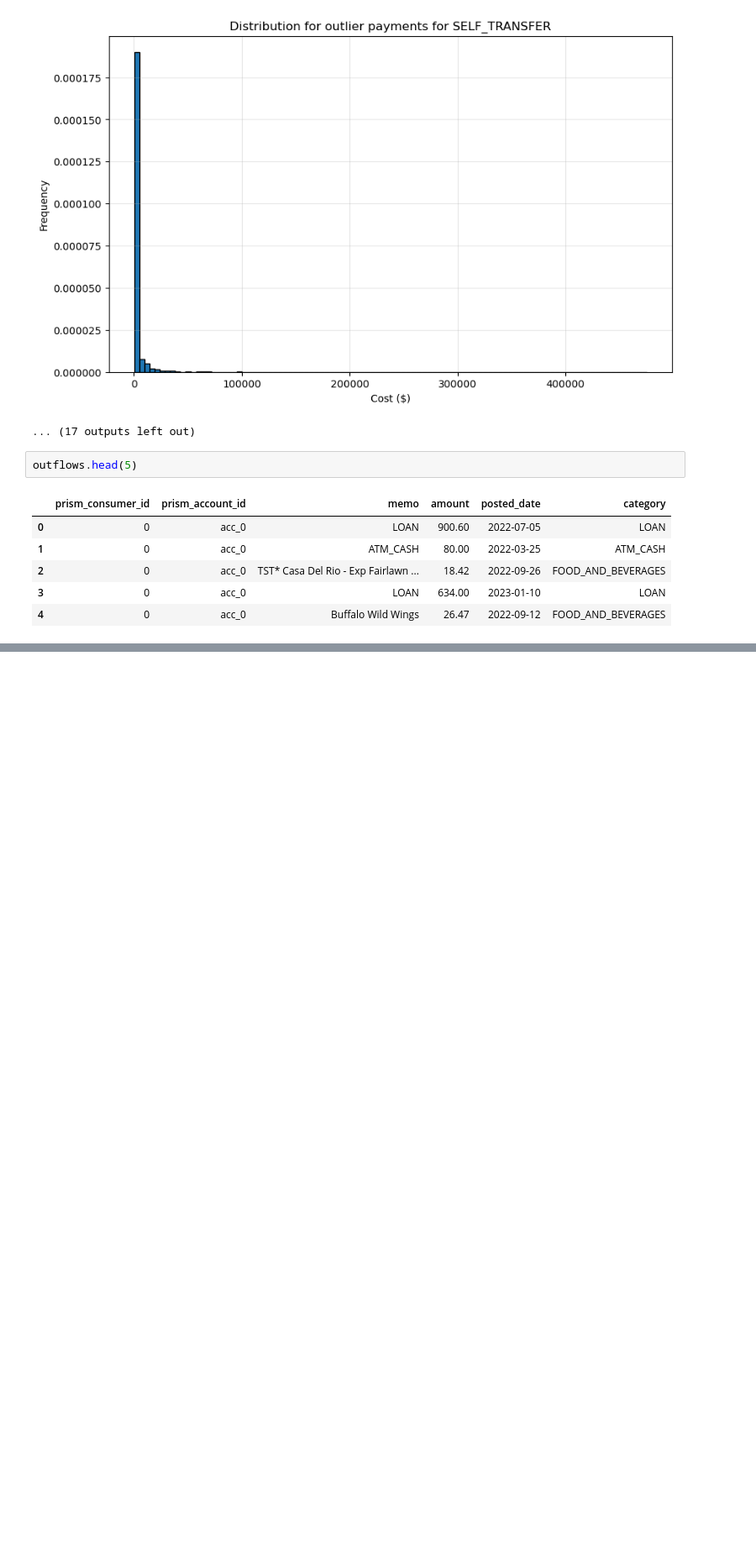
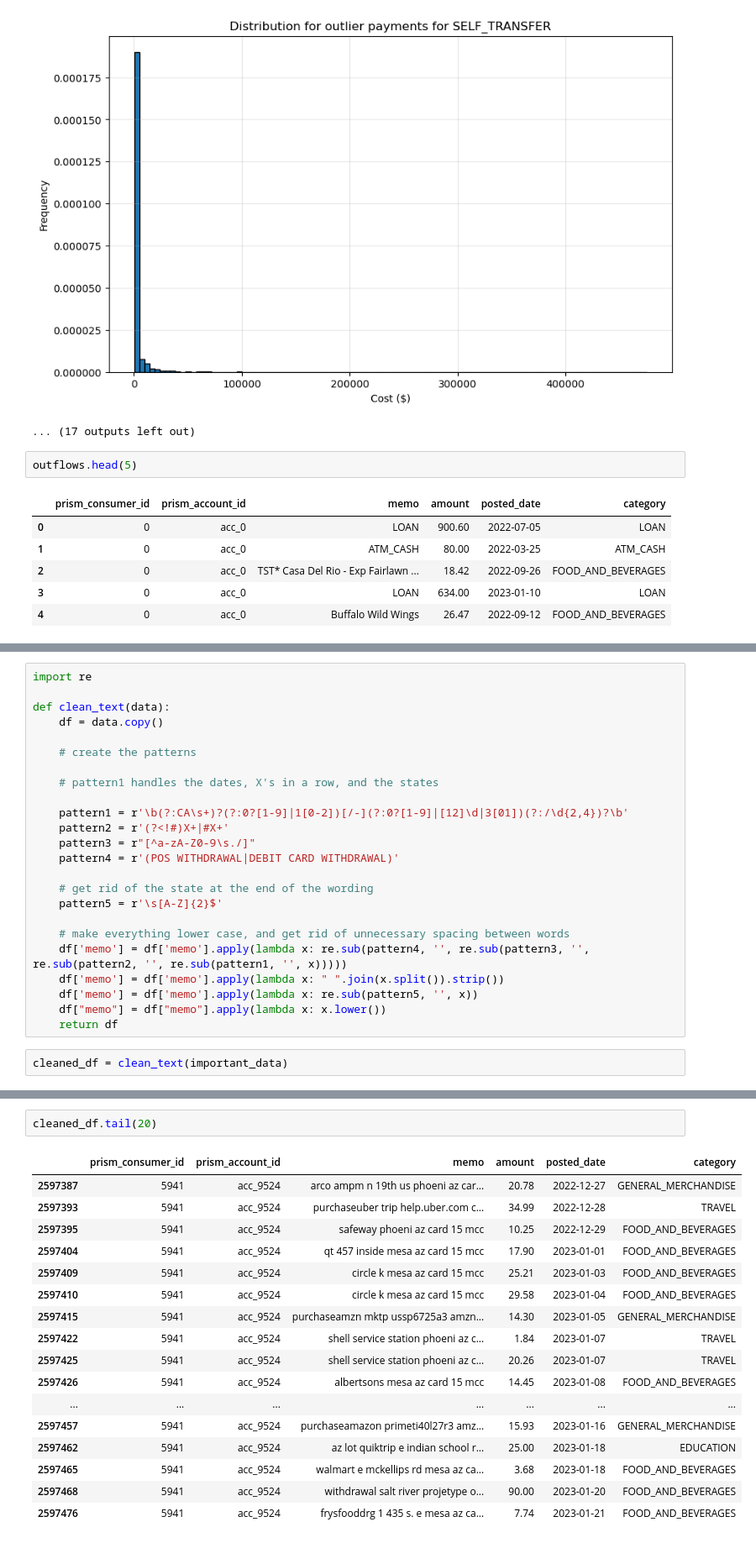
Before and after one commit to hillarychang/dsc180a-capstone, a Jupyter notebook: notebooks/kevin_data_exploration.ipynb, the cells around one changed output, grey strips where cells are left out. Shown at 84% size. Saved outputs shown, nothing was run; the diff lists cells and outputs as text; blank space fills up the shorter version.

```diff
--- a/notebooks/kevin_data_exploration.ipynb
+++ b/notebooks/kevin_data_exploration.ipynb
@@ -437,0 +490,26 @@ from sklearn.model_selection import train_test_split
+# %%
+import re
+
+def clean_text(data):
+    df = data.copy()
+
+    # create the patterns
+
+    # pattern1 handles the dates, X's in a row, and the states
+
+    pattern1 = r'\b(?:CA\s+)?(?:0?[1-9]|1[0-2])[/-](?:0?[1-9]|[12]\d|3[01])(?:/\d{2,4})?\b'
+    pattern2 = r'(?<!#)X+|#X+'
+    pattern3 = r"[^a-zA-Z0-9\s./]"
+    pattern4 = r'(POS WITHDRAWAL|DEBIT CARD WITHDRAWAL)'
+
+    # get rid of the state at the end of the wording
+    pattern5 = r'\s[A-Z]{2}$'
+
+    # make everything lower case, and get rid of unnecessary spacing between words
+    df['memo'] = df['memo'].apply(lambda x: re.sub(pattern4, '', re.sub(pattern3, '', re.sub(pattern2, '', re.sub(pattern1, '', x)))))
+    df['memo'] = df['memo'].apply(lambda x: " ".join(x.split()).strip())
+    df['memo'] = df['memo'].apply(lambda x: re.sub(pattern5, '', x))
+    df["memo"] = df["memo"].apply(lambda x: x.lower())
+    return df
+# %%
+cleaned_df = clean_text(important_data)
@@ -437,0 +562,20 @@ from sklearn.model_selection import train_test_split
+# %%
+cleaned_df.tail(20)
+# %% [output]
+|  | prism_consumer_id | prism_account_id | memo | amount | posted_date | category |
+| 2597387 | 5941 | acc_9524 | arco ampm n 19th us phoeni az car... | 20.78 | 2022-12-27 | GENERAL_MERCHANDISE |
+| 2597393 | 5941 | acc_9524 | purchaseuber trip help.uber.com c... | 34.99 | 2022-12-28 | TRAVEL |
+| 2597395 | 5941 | acc_9524 | safeway phoeni az card 15 mcc | 10.25 | 2022-12-29 | FOOD_AND_BEVERAGES |
+| 2597404 | 5941 | acc_9524 | qt 457 inside mesa az card 15 mcc | 17.90 | 2023-01-01 | FOOD_AND_BEVERAGES |
+| 2597409 | 5941 | acc_9524 | circle k mesa az card 15 mcc | 25.21 | 2023-01-03 | FOOD_AND_BEVERAGES |
+| 2597410 | 5941 | acc_9524 | circle k mesa az card 15 mcc | 29.58 | 2023-01-04 | FOOD_AND_BEVERAGES |
+| 2597415 | 5941 | acc_9524 | purchaseamzn mktp ussp6725a3 amzn... | 14.30 | 2023-01-05 | GENERAL_MERCHANDISE |
+| 2597422 | 5941 | acc_9524 | shell service station phoeni az c... | 1.84 | 2023-01-07 | TRAVEL |
+| 2597425 | 5941 | acc_9524 | shell service station phoeni az c... | 20.26 | 2023-01-07 | TRAVEL |
+| 2597426 | 5941 | acc_9524 | albertsons mesa az card 15 mcc | 14.45 | 2023-01-08 | FOOD_AND_BEVERAGES |
+| ... | ... | ... | ... | ... | ... | ... |
+| 2597457 | 5941 | acc_9524 | purchaseamazon primeti40l27r3 amz... | 15.93 | 2023-01-16 | GENERAL_MERCHANDISE |
+| 2597462 | 5941 | acc_9524 | az lot quiktrip e indian school r... | 25.00 | 2023-01-18 | EDUCATION |
+| 2597465 | 5941 | acc_9524 | walmart e mckellips rd mesa az ca... | 3.68 | 2023-01-18 | FOOD_AND_BEVERAGES |
+| 2597468 | 5941 | acc_9524 | withdrawal salt river projetype o... | 90.00 | 2023-01-20 | FOOD_AND_BEVERAGES |
+| 2597476 | 5941 | acc_9524 | frysfooddrg 1 435 s. e mesa az ca... | 7.74 | 2023-01-21 | FOOD_AND_BEVERAGES |
```
Also changed, not shown: parts of 9 cells of this notebook.
